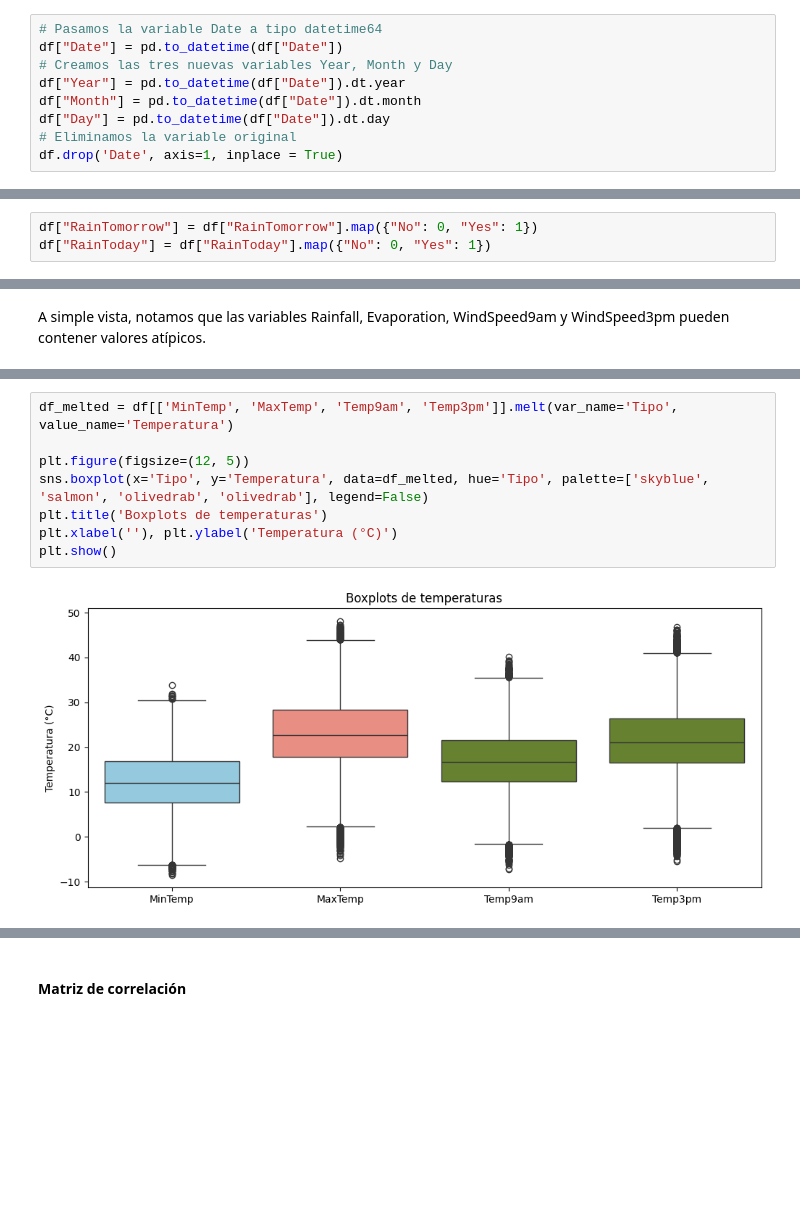
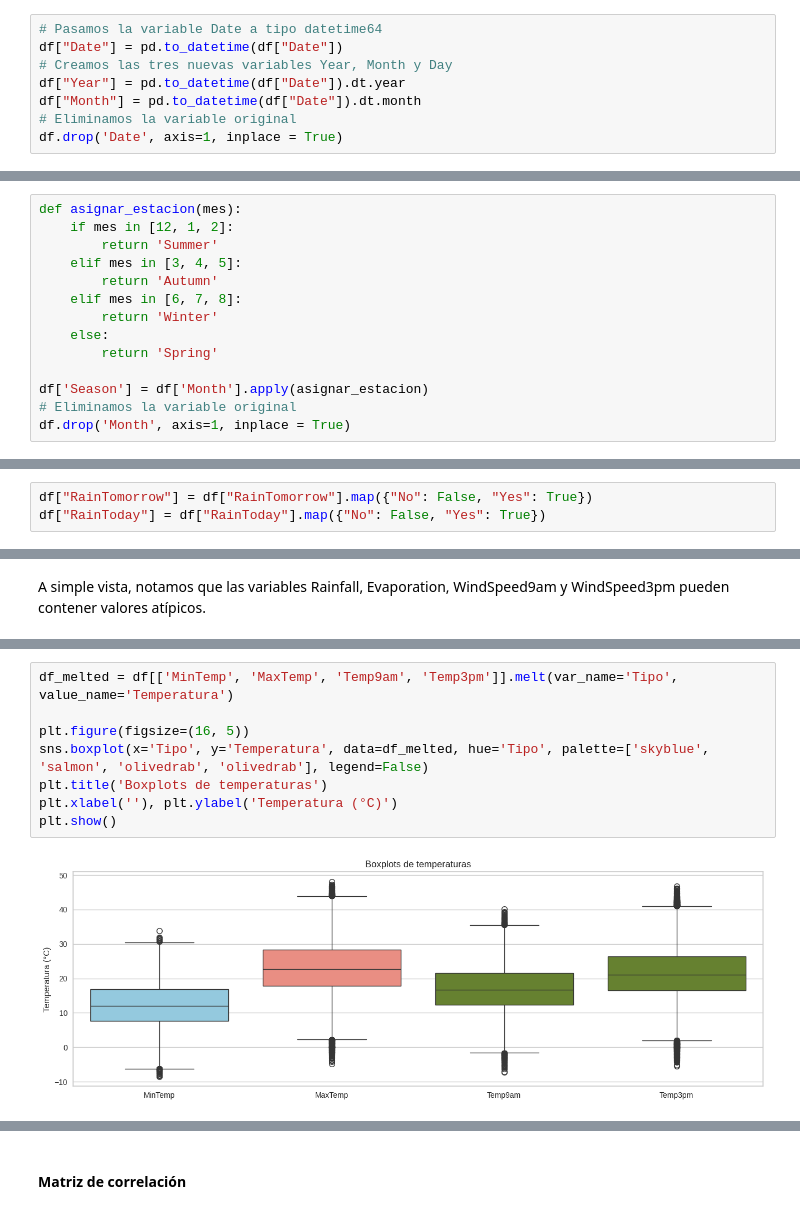
Before and after one commit to Facugeuna/AA1-TUIA-2025C1-Geuna-Alva-Ippolito, a Jupyter notebook: TP2_clasificacion_AA1.ipynb, the cells around one changed output, grey strips where cells are left out. Drawn from its saved outputs; the diff is of its cells as text; blank space fills up the shorter version.

```diff
--- a/TP2_clasificacion_AA1.ipynb
+++ b/TP2_clasificacion_AA1.ipynb
@@ -286,6 +327,5 @@ df["Date"] = pd.to_datetime(df["Date"])
 # Creamos las tres nuevas variables Year, Month y Day
 df["Year"] = pd.to_datetime(df["Date"]).dt.year
 df["Month"] = pd.to_datetime(df["Date"]).dt.month
-df["Day"] = pd.to_datetime(df["Date"]).dt.day
 # Eliminamos la variable original
 df.drop('Date', axis=1, inplace = True)
@@ -303,3 +339,17 @@ See the caveats in the documentation: https://pandas.pydata.org/pandas-docs/stab
+# %%
+def asignar_estacion(mes):
+    if mes in [12, 1, 2]:
+        return 'Summer'
+    elif mes in [3, 4, 5]:
+        return 'Autumn'
+    elif mes in [6, 7, 8]:
+        return 'Winter'
+    else:
+        return 'Spring'
+
+df['Season'] = df['Month'].apply(asignar_estacion)
+# Eliminamos la variable original
+df.drop('Month', axis=1, inplace = True)
 # %% [markdown]
 #### Location y Region
 # %%
@@ -397,5 +447,5 @@ Por último, resolvimos codificar estas variables binarias con el siguiente mape
 
 No olvidar que en la variable RainToday siguen existiendo datos faltantes los cuales deberemos trabajar previo al entrenamiento.
 # %%
-df["RainTomorrow"] = df["RainTomorrow"].map({"No": 0, "Yes": 1})
-df["RainToday"] = df["RainToday"].map({"No": 0, "Yes": 1})
+df["RainTomorrow"] = df["RainTomorrow"].map({"No": False, "Yes": True})
+df["RainToday"] = df["RainToday"].map({"No": False, "Yes": True})
@@ -485,10 +535,10 @@ plt.show()
 # %%
 df_melted = df[['MinTemp', 'MaxTemp', 'Temp9am', 'Temp3pm']].melt(var_name='Tipo', value_name='Temperatura')
 
-plt.figure(figsize=(12, 5))
+plt.figure(figsize=(16, 5))
 sns.boxplot(x='Tipo', y='Temperatura', data=df_melted, hue='Tipo', palette=['skyblue', 'salmon', 'olivedrab', 'olivedrab'], legend=False)
 plt.title('Boxplots de temperaturas')
 plt.xlabel(''), plt.ylabel('Temperatura (°C)')
 plt.show()
 # %% [output]
-[figure, old version]
+[figure, new version]
```
Also changed, not shown: parts of 164 cells of this notebook.
